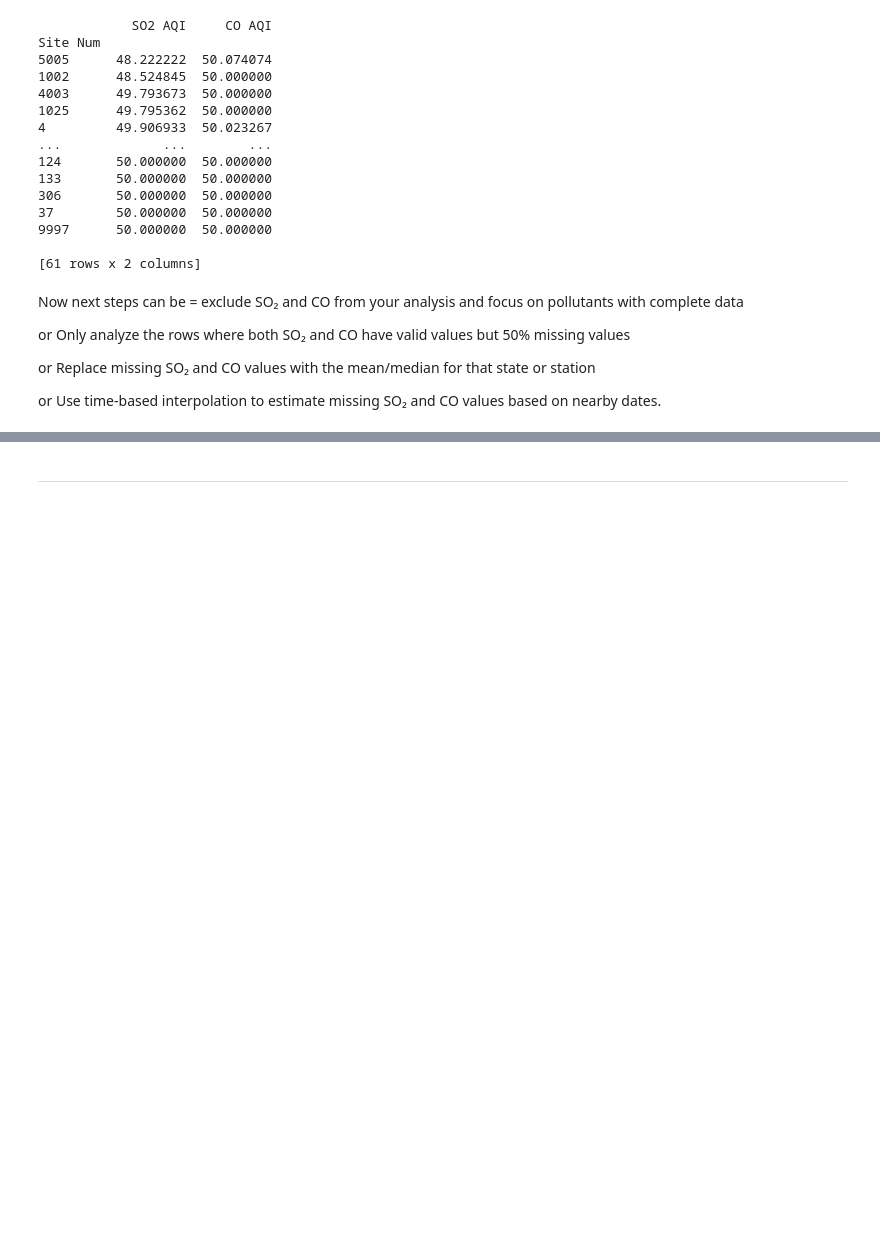
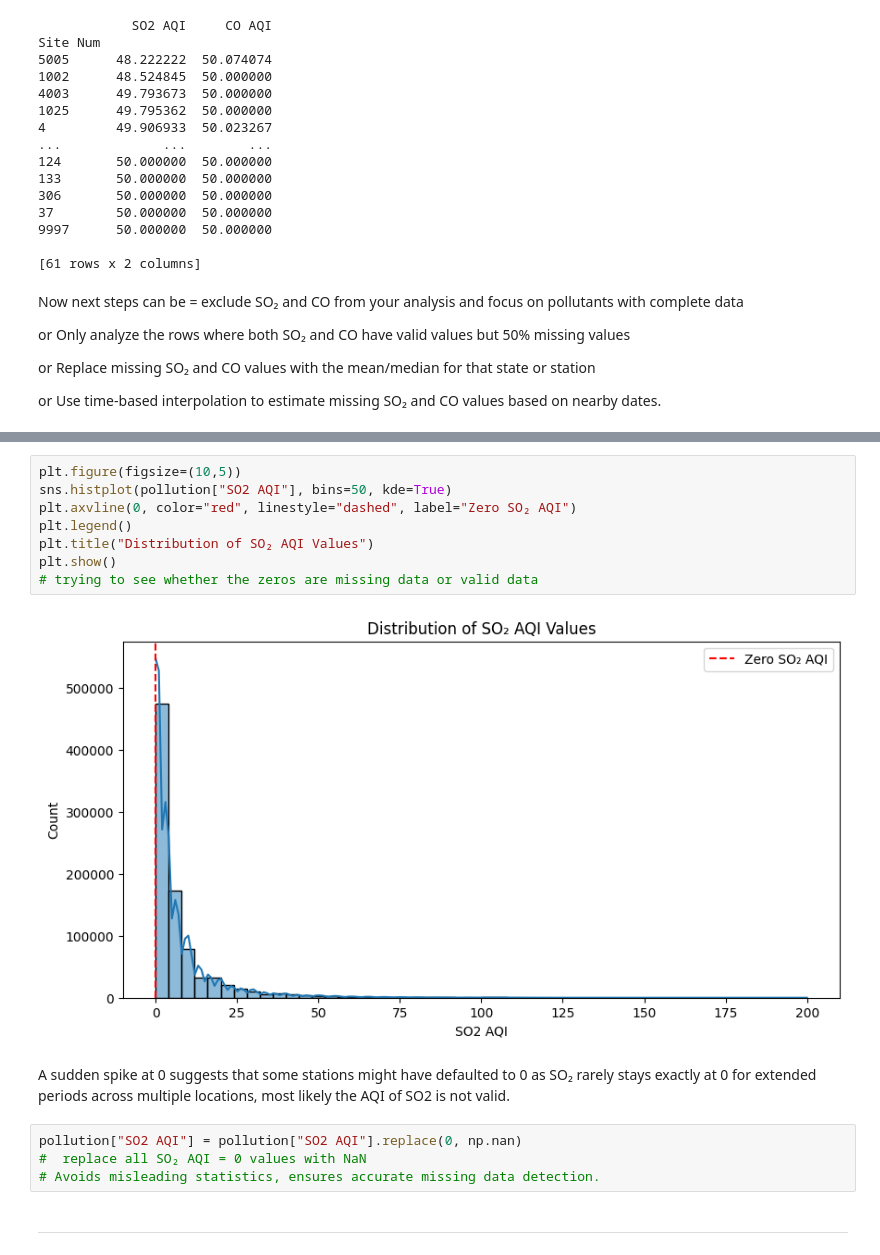
Before and after one commit to tamikamqhum/March_Team_Project, a Jupyter notebook: jupyter_notebooks/Notebook_Template.ipynb, the cells around one changed output, grey strips where cells are left out. Drawn from its saved outputs; the diff is of its cells as text; blank space fills up the shorter version.

Commit message:
Cleaning AQi's, ensuring data is valid

```diff
--- a/jupyter_notebooks/Notebook_Template.ipynb
+++ b/jupyter_notebooks/Notebook_Template.ipynb
@@ -309,3 +361,19 @@ or Use time-based interpolation to estimate missing SO₂ and CO values based on
+# %%
+plt.figure(figsize=(10,5))
+sns.histplot(pollution["SO2 AQI"], bins=50, kde=True)
+plt.axvline(0, color="red", linestyle="dashed", label="Zero SO₂ AQI")
+plt.legend()
+plt.title("Distribution of SO₂ AQI Values")
+plt.show()
+# trying to see whether the zeros are missing data or valid data
+# %% [output]
+[figure, added]
+# %% [markdown]
+A sudden spike at 0 suggests that some stations might have defaulted to 0 as SO₂ rarely stays exactly at 0 for extended periods across multiple locations, most likely the AQI of SO2 is not valid.
+# %%
+pollution["SO2 AQI"] = pollution["SO2 AQI"].replace(0, np.nan)
+#  replace all SO₂ AQI = 0 values with NaN
+# Avoids misleading statistics, ensures accurate missing data detection.
 # %% [markdown]
 ---
 # %% [markdown]
```
Also changed, not shown: parts of 4 cells of this notebook.
